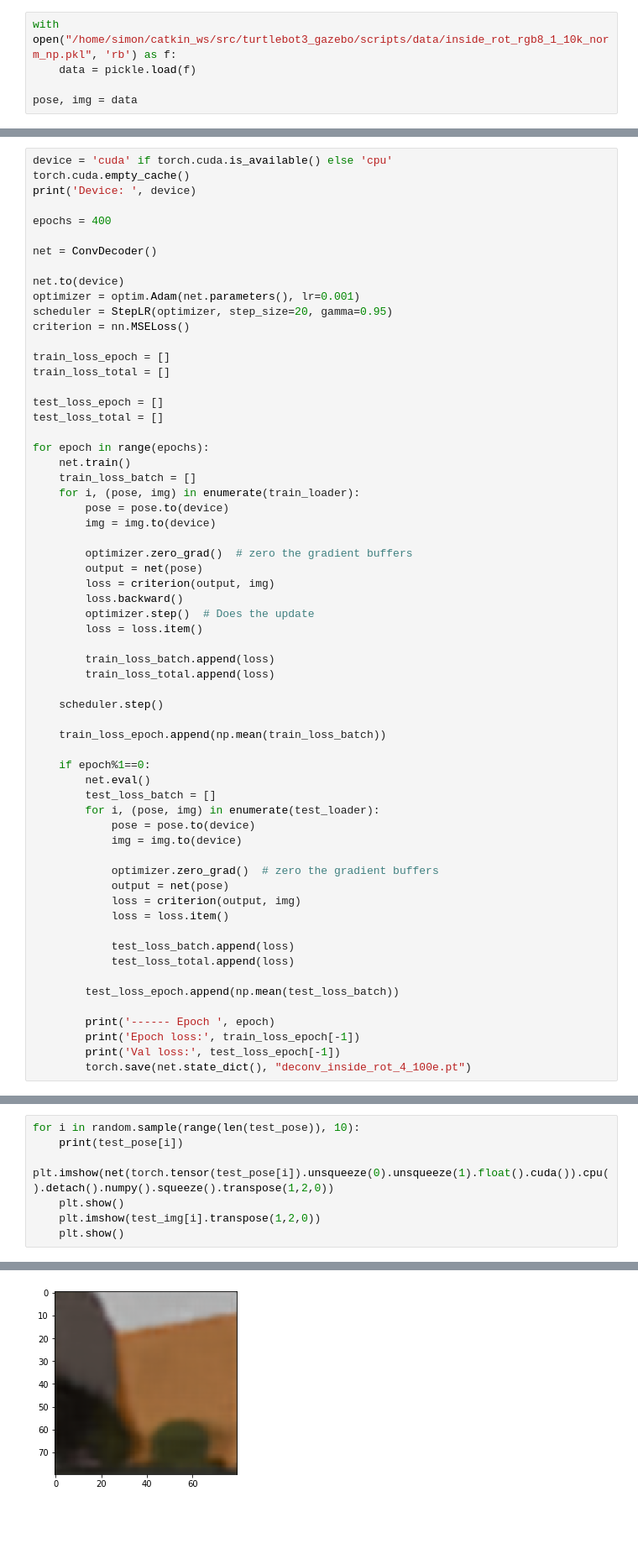
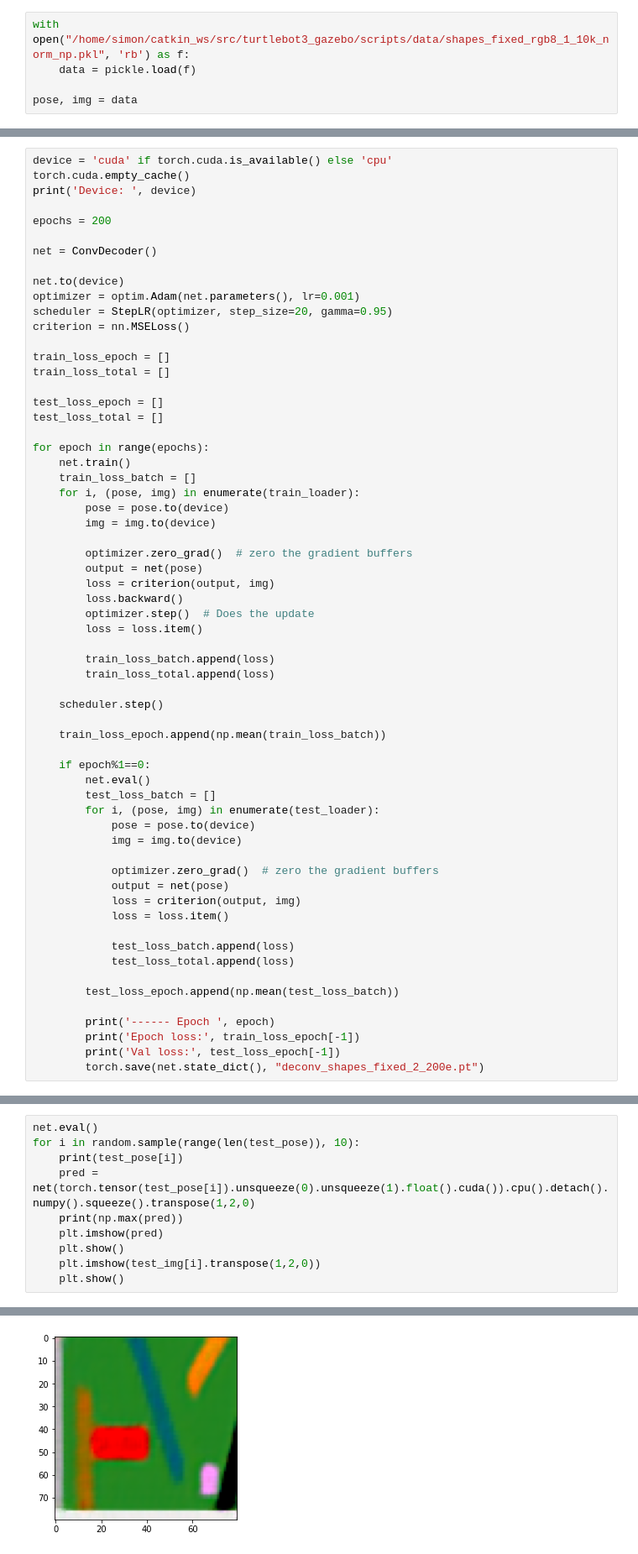
Before and after one commit to SimonWulp/ActiveInferenceRobotics, a Jupyter notebook: src/turtlebot3_gazebo/scripts/decoder_train.ipynb, the cells around one changed output, grey strips where cells are left out. Shown at 84% size. Saved outputs shown, nothing was run; the diff lists cells and outputs as text; blank space fills up the shorter version.

```diff
--- a/src/turtlebot3_gazebo/scripts/decoder_train.ipynb
+++ b/src/turtlebot3_gazebo/scripts/decoder_train.ipynb
@@ -13,7 +13,7 @@ import matplotlib.pyplot as plt
 import numpy as np
 from torchvision import transforms
 # %%
-with open("/home/simon/catkin_ws/src/turtlebot3_gazebo/scripts/data/inside_rot_rgb8_1_10k_norm_np.pkl", 'rb') as f:
+with open("/home/simon/catkin_ws/src/turtlebot3_gazebo/scripts/data/shapes_fixed_rgb8_1_10k_norm_np.pkl", 'rb') as f:
     data = pickle.load(f)
 
 pose, img = data
@@ -39,7 +39,7 @@ device = 'cuda' if torch.cuda.is_available() else 'cpu'
 torch.cuda.empty_cache()
 print('Device: ', device)
 
-epochs = 400
+epochs = 200
 
 net = ConvDecoder()
 
@@ -95,7 +95,7 @@ for epoch in range(epochs):
         print('------ Epoch ', epoch)
         print('Epoch loss:', train_loss_epoch[-1])
         print('Val loss:', test_loss_epoch[-1])
-        torch.save(net.state_dict(), "deconv_inside_rot_4_100e.pt")
+        torch.save(net.state_dict(), "deconv_shapes_fixed_2_200e.pt")
 # %% [output]
 Device:  cuda
 ------ Epoch  0
@@ -123,7 +124,10 @@ plt.plot(range(len(test_loss_epoch)), test_loss_epoch)
 # %%
+net.eval()
 for i in random.sample(range(len(test_pose)), 10):
     print(test_pose[i])
-    plt.imshow(net(torch.tensor(test_pose[i]).unsqueeze(0).unsqueeze(1).float().cuda()).cpu().detach().numpy().squeeze().transpose(1,2,0))
+    pred = net(torch.tensor(test_pose[i]).unsqueeze(0).unsqueeze(1).float().cuda()).cpu().detach().numpy().squeeze().transpose(1,2,0)
+    print(np.max(pred))
+    plt.imshow(pred)
     plt.show()
     plt.imshow(test_img[i].transpose(1,2,0))
     plt.show()
@@ -135 +143 @@ for i in random.sample(range(len(test_pose)), 10):
-[figure, old version]
+[figure, new version]
```
Also changed, not shown: parts of 3 cells of this notebook, 5 other files.
